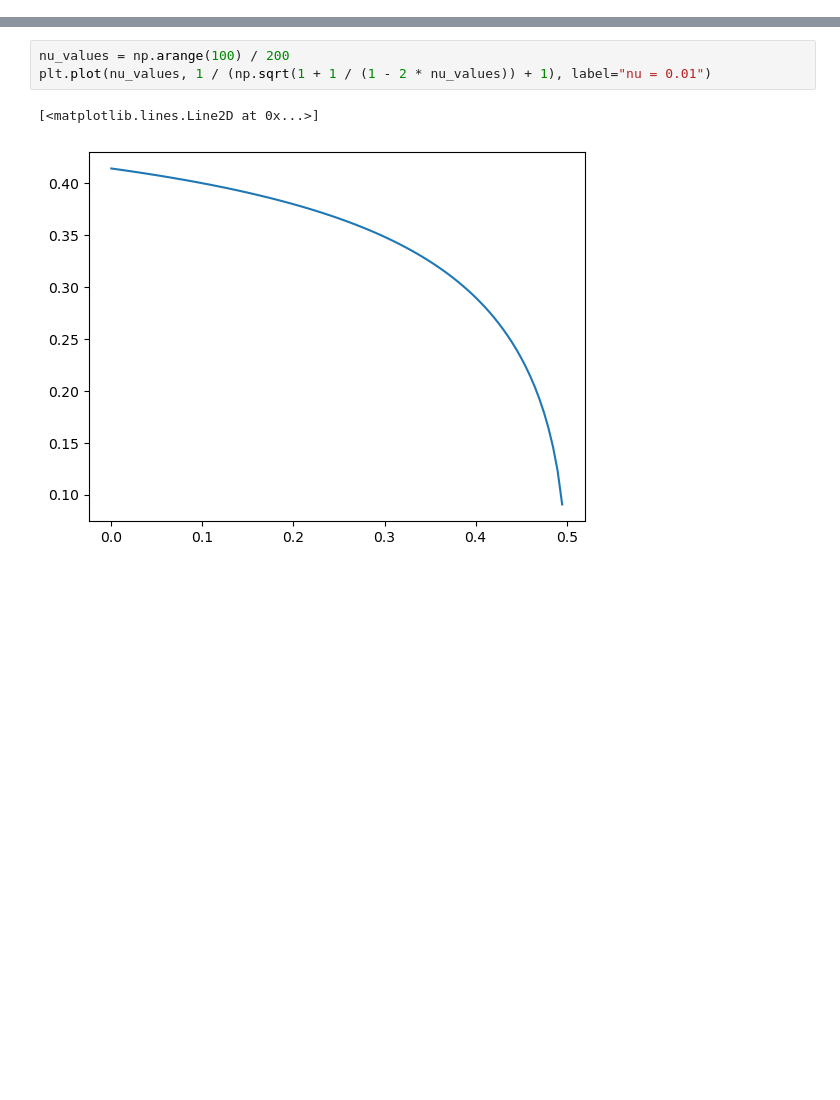
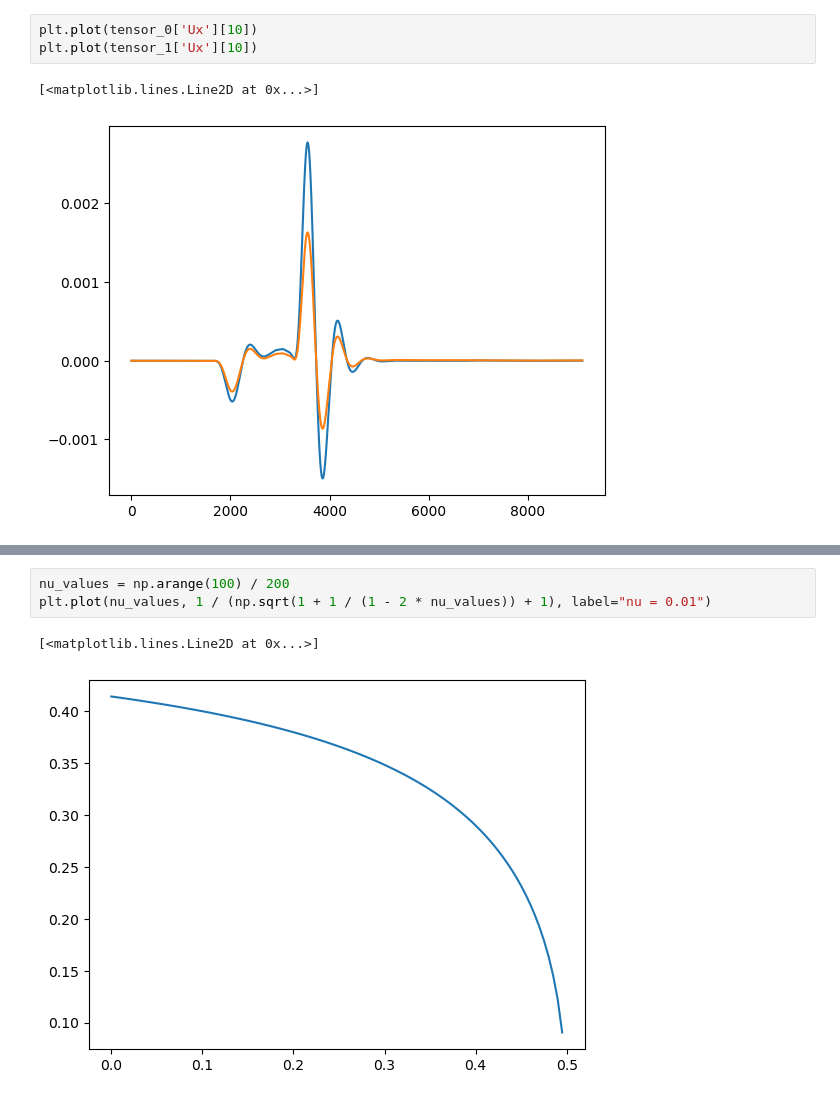
Before and after one commit to terilat/SGYAnalyzer, a Jupyter notebook: convergence_check.ipynb, the cells around one changed output, grey strips where cells are left out. Saved outputs shown, nothing was run; the diff lists cells and outputs as text; blank space fills up the shorter version.

```diff
--- a/convergence_check.ipynb
+++ b/convergence_check.ipynb
@@ -329,0 +27,6 @@ print(demphire.tensors_list[20][7].shape)
+# %%
+plt.plot(tensor_0['Ux'][10])
+plt.plot(tensor_1['Ux'][10])
+# %% [output]
+[<matplotlib.lines.Line2D at 0x...>]
+[figure, added]
```
Also changed, not shown: parts of 22 cells of this notebook, 33 other files.
